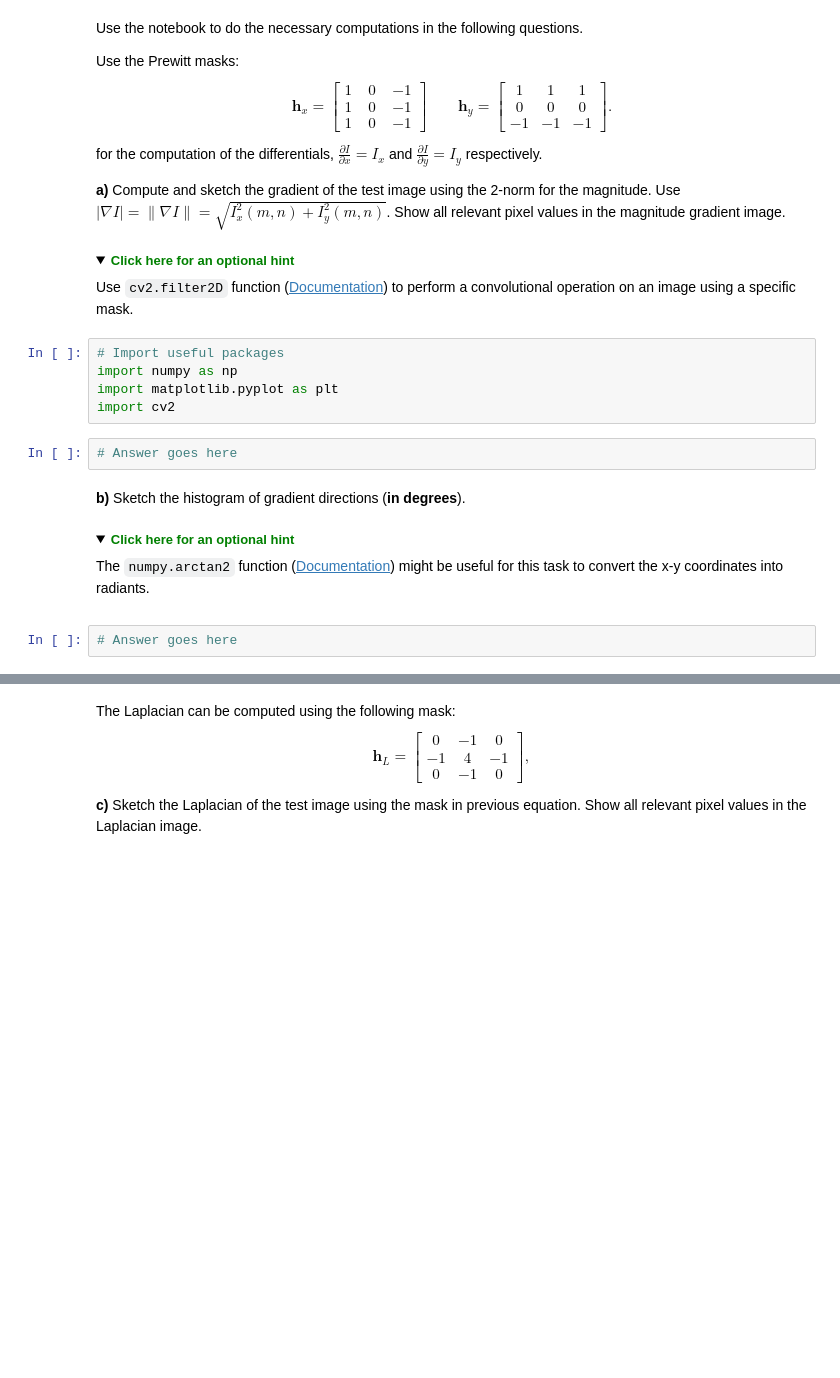
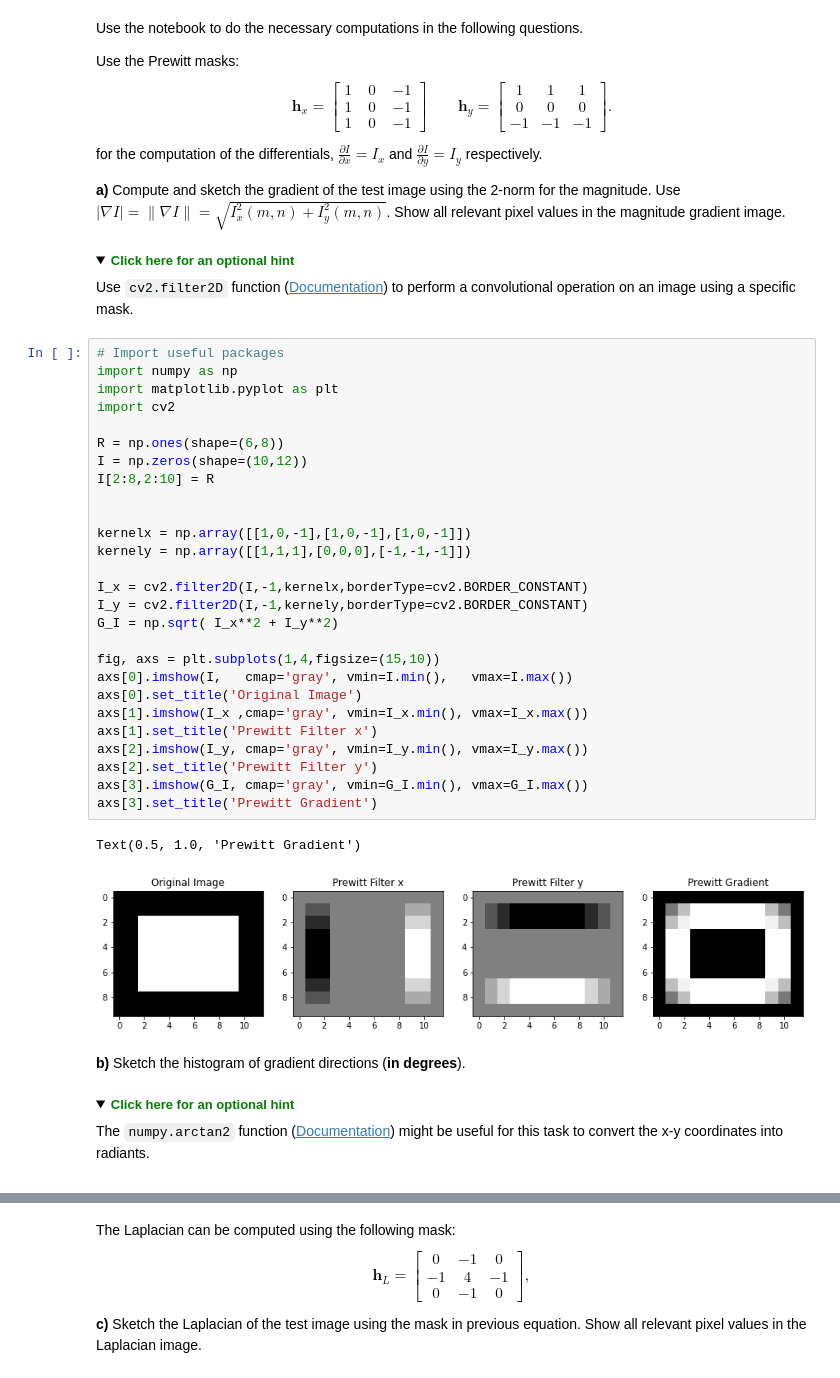
Before and after one commit to asahicantu/uis, a Jupyter notebook: ELE510-Image Processing and computer vision/Assignments/Assignment 4/LABexc4-ELE510-2021.ipynb, the cells around one changed output, grey strips where cells are left out. Drawn from its saved outputs; the diff is of its cells as text; folded sections open; blank space fills up the shorter version.

```diff
--- a/ELE510-Image Processing and computer vision/Assignments/Assignment 4/LABexc4-ELE510-2021.ipynb
+++ b/ELE510-Image Processing and computer vision/Assignments/Assignment 4/LABexc4-ELE510-2021.ipynb
@@ -162,13 +945,36 @@ for the computation of the differentials, $\frac{\partial I}{\partial x} = I_{x}
 Use <code>cv2.filter2D</code> function (<a href="https://docs.opencv.org/4.5.3/d4/d86/group__imgproc__filter.html#ga27c049795ce870216ddfb366086b5a04">Documentation</a>) to perform a convolutional operation on an image using a specific mask.
 
 </details>
-# %%
-# Import useful packages
-import numpy as np
-import matplotlib.pyplot as plt
-import cv2
-# %%
-# Answer goes here
+# %%
+# Import useful packages
+import numpy as np
+import matplotlib.pyplot as plt
+import cv2
+
+R = np.ones(shape=(6,8))
+I = np.zeros(shape=(10,12))
+I[2:8,2:10] = R
+
+
+kernelx = np.array([[1,0,-1],[1,0,-1],[1,0,-1]])
+kernely = np.array([[1,1,1],[0,0,0],[-1,-1,-1]])
+
+I_x = cv2.filter2D(I,-1,kernelx,borderType=cv2.BORDER_CONSTANT)
+I_y = cv2.filter2D(I,-1,kernely,borderType=cv2.BORDER_CONSTANT)
+G_I = np.sqrt( I_x**2 + I_y**2)
+
+fig, axs = plt.subplots(1,4,figsize=(15,10))
+axs[0].imshow(I,   cmap='gray', vmin=I.min(),   vmax=I.max())
+axs[0].set_title('Original Image')
+axs[1].imshow(I_x ,cmap='gray', vmin=I_x.min(), vmax=I_x.max())
+axs[1].set_title('Prewitt Filter x')
+axs[2].imshow(I_y, cmap='gray', vmin=I_y.min(), vmax=I_y.max())
+axs[2].set_title('Prewitt Filter y')
+axs[3].imshow(G_I, cmap='gray', vmin=G_I.min(), vmax=G_I.max())
+axs[3].set_title('Prewitt Gradient')
+# %% [output]
+Text(0.5, 1.0, 'Prewitt Gradient')
+[figure, added]
 # %% [markdown]
 
 **b)** Sketch the histogram of gradient directions (**in degrees**).
@@ -183,5 +989,3 @@ import cv2
 The <code>numpy.arctan2</code> function (<a href="https://numpy.org/doc/stable/reference/generated/numpy.arctan2.html">Documentation</a>) might be useful for this task to convert the x-y coordinates into radiants.
 
 </details>
-# %%
-# Answer goes here
```
Also changed, not shown: parts of 28 cells of this notebook, 18 other files.
